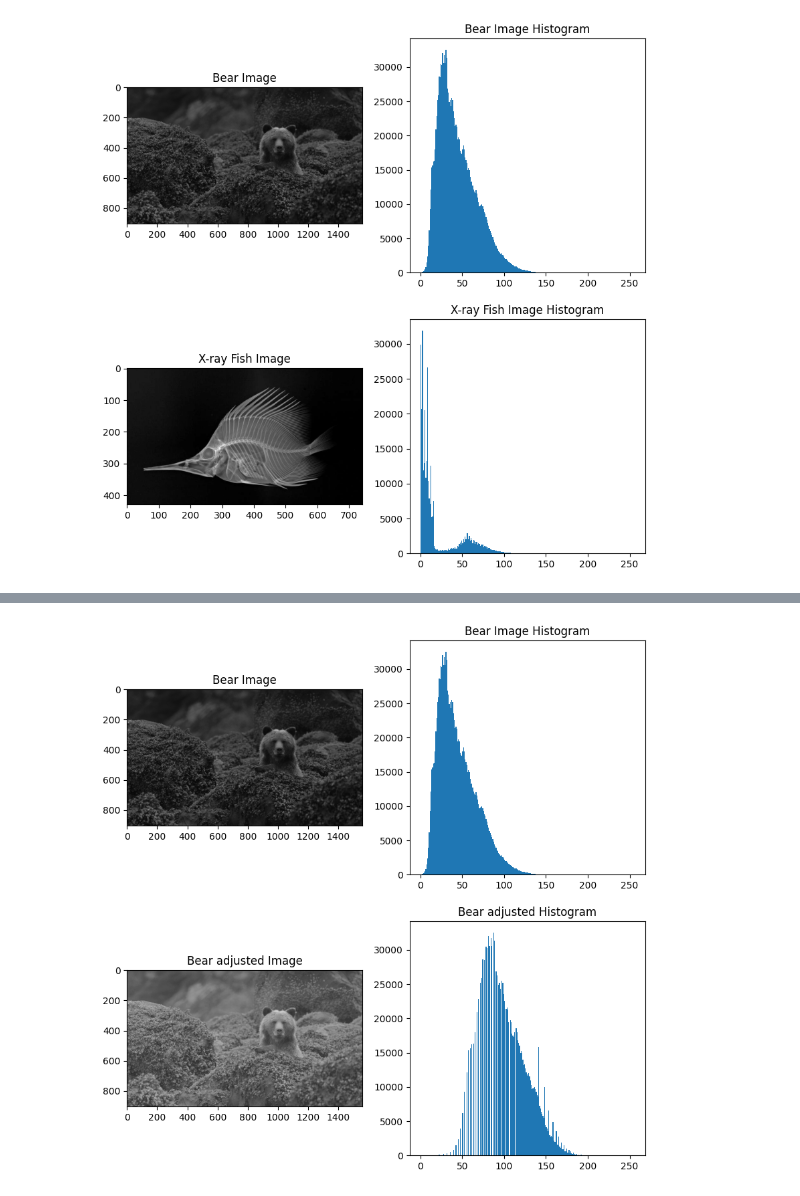
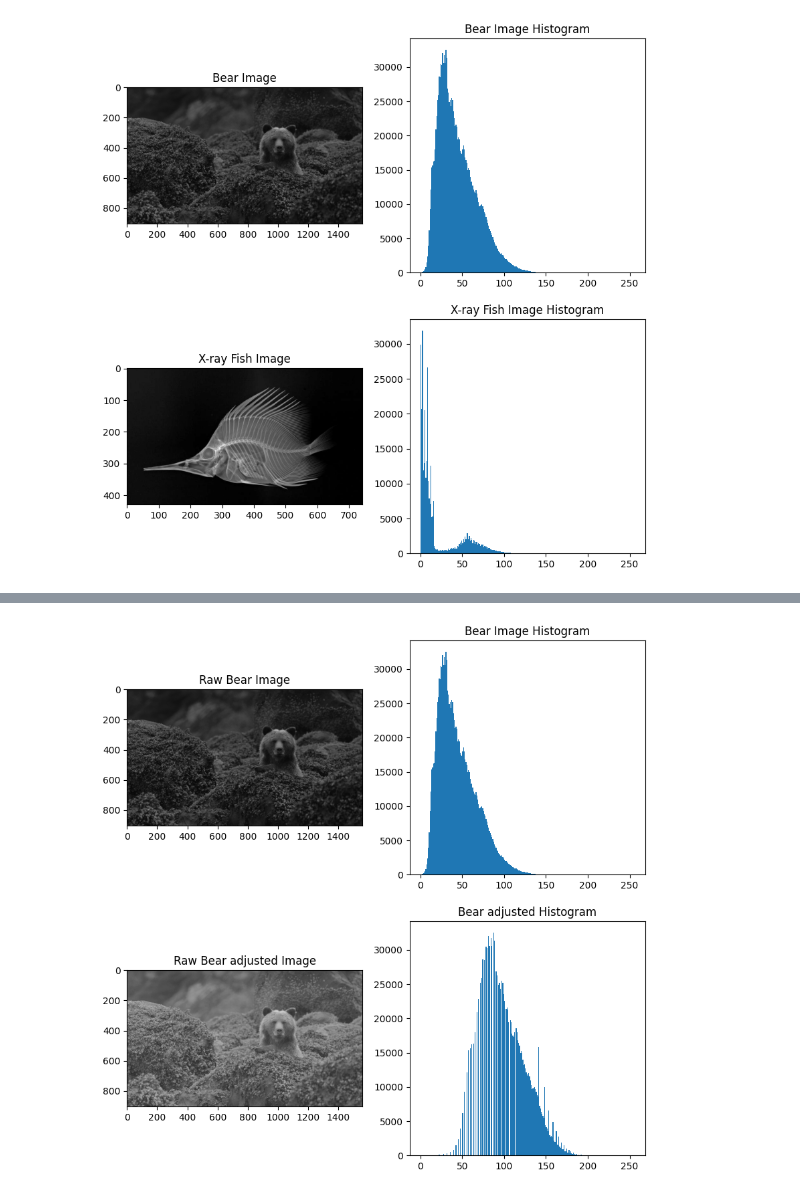
Before and after one commit to shannonchen37/machine_vision, a Jupyter notebook: image_enhancement/gamma.ipynb, the cells around one changed output, grey strips where cells are left out. Drawn from its saved outputs; the diff is of its cells as text; code cells hidden in the pictures.

```diff
--- a/image_enhancement/gamma.ipynb
+++ b/image_enhancement/gamma.ipynb
@@ -23,7 +23,7 @@ plt.show()
 # %%
 def adjust_gamma(image, gamma=1.0):
     # 构建一个包含所有像素灰度值的幂次方变换表
-    inv_gamma = 1.0 / gamma
+    inv_gamma = 1.0 * gamma
     table = (np.array([((i / 255.0) ** inv_gamma) * 255 for i in np.arange(0, 256)]))
 
     # 应用幂次方变换表对图像进行gamma变换
@@ -31,17 +51,17 @@ def adjust_gamma(image, gamma=1.0):
 # %%
 # 应用gamma变换
-img1_adjusted = adjust_gamma(img1, gamma=2)
+img1_adjusted = adjust_gamma(img1, gamma=0.5)
 
 # 绘制处理前后图像及直方图
 fig, axs = plt.subplots(2, 2, figsize=(10, 10))
 axs[0, 0].imshow(img1, cmap='gray')
-axs[0, 0].set_title('Bear Image')
+axs[0, 0].set_title('Raw Bear Image')
 axs[0, 1].hist(img1.ravel(), 256, [0, 256])
 axs[0, 1].set_title('Bear Image Histogram')
 axs[1, 0].imshow(img1_adjusted, cmap='gray')
-axs[1, 0].set_title('Bear adjusted Image')
+axs[1, 0].set_title('Raw Bear adjusted Image')
 axs[1, 1].hist(img1_adjusted.ravel(), 256, [0, 256])
 axs[1, 1].set_title('Bear adjusted Histogram')
 plt.show()
 # %% [output]
-[figure, old version]
+[figure, new version]
```
Also changed, not shown: parts of 4 cells of this notebook, 28 other files.
